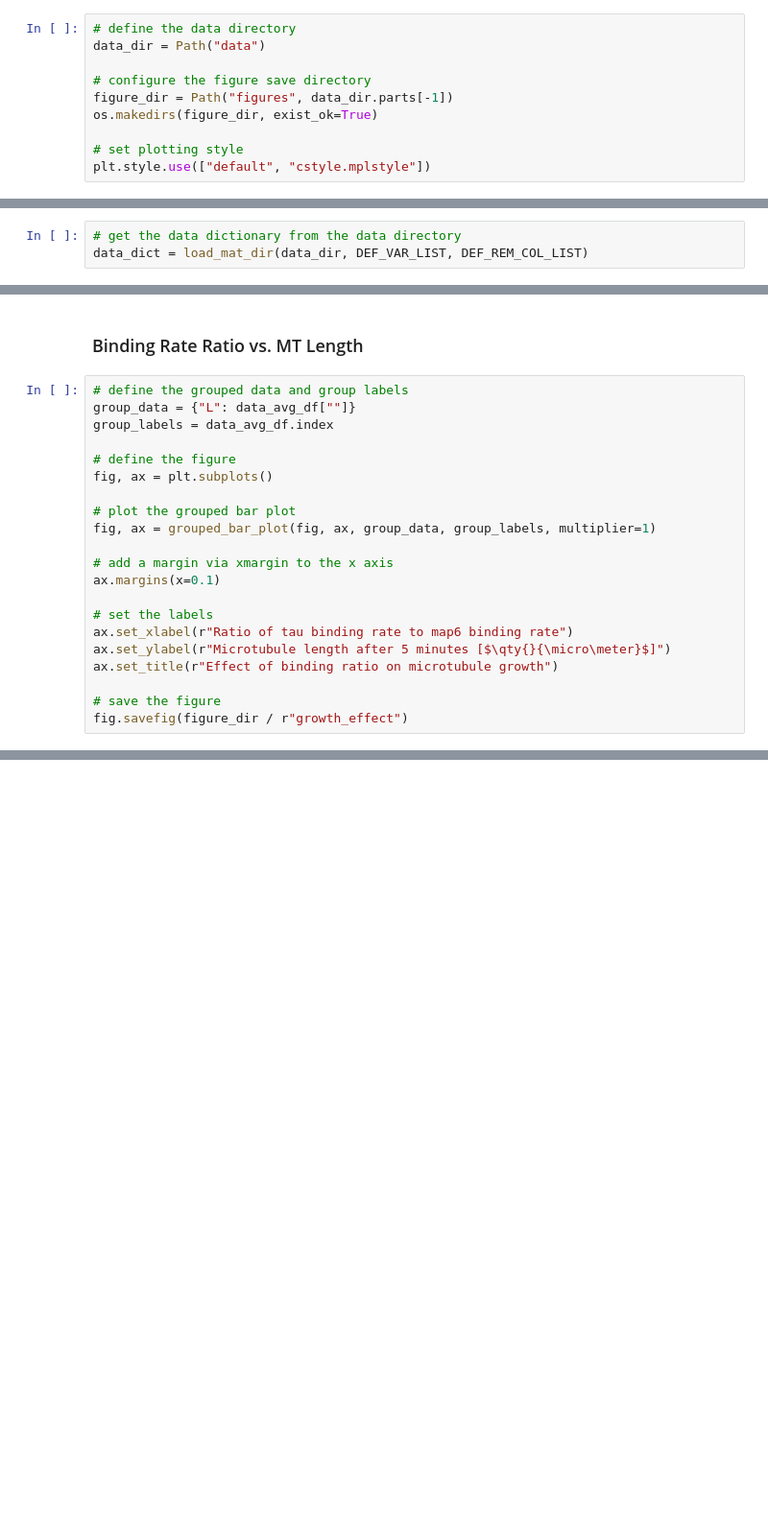
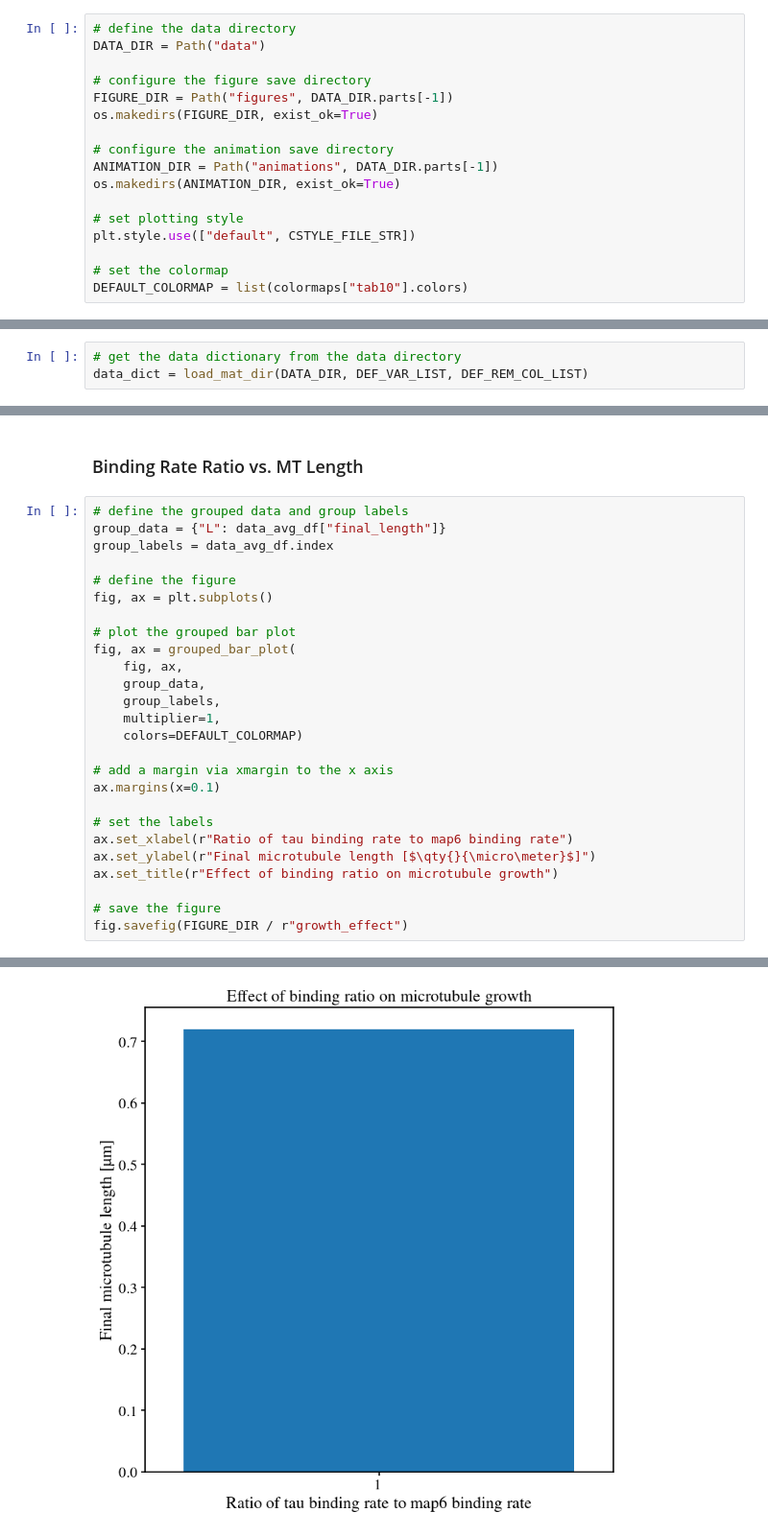
Before and after one commit to CWU-Computational-Biophysics/tau_mts, a Jupyter notebook: figures.ipynb, the cells around one changed output, grey strips where cells are left out. Shown at 96% size. Drawn from its saved outputs; the diff is of its cells as text; blank space fills up the shorter version.

```diff
--- a/figures.ipynb
+++ b/figures.ipynb
@@ -32,18 +33,25 @@ from processing import load_mat_dir
 # %%
 # define the data directory
-data_dir = Path("data")
+DATA_DIR = Path("data")
 
 # configure the figure save directory
-figure_dir = Path("figures", data_dir.parts[-1])
-os.makedirs(figure_dir, exist_ok=True)
+FIGURE_DIR = Path("figures", DATA_DIR.parts[-1])
+os.makedirs(FIGURE_DIR, exist_ok=True)
+
+# configure the animation save directory
+ANIMATION_DIR = Path("animations", DATA_DIR.parts[-1])
+os.makedirs(ANIMATION_DIR, exist_ok=True)
 
 # set plotting style
-plt.style.use(["default", "cstyle.mplstyle"])
+plt.style.use(["default", CSTYLE_FILE_STR])
+
+# set the colormap
+DEFAULT_COLORMAP = list(colormaps["tab10"].colors)
 # %% [markdown]
 ### Data Import
 # %%
 # get the data dictionary from the data directory
-data_dict = load_mat_dir(data_dir, DEF_VAR_LIST, DEF_REM_COL_LIST)
+data_dict = load_mat_dir(DATA_DIR, DEF_VAR_LIST, DEF_REM_COL_LIST)
 # %% [markdown]
 ### Add Calculations
 # %%
@@ -68,23 +83,28 @@ data_avg_df = data_dict["df"].groupby("tm_ratio").mean()
 ### Binding Rate Ratio vs. MT Length
 # %%
 # define the grouped data and group labels
-group_data = {"L": data_avg_df[""]}
+group_data = {"L": data_avg_df["final_length"]}
 group_labels = data_avg_df.index
 
 # define the figure
 fig, ax = plt.subplots()
 
 # plot the grouped bar plot
-fig, ax = grouped_bar_plot(fig, ax, group_data, group_labels, multiplier=1)
+fig, ax = grouped_bar_plot(
+    fig, ax,
+    group_data,
+    group_labels,
+    multiplier=1,
+    colors=DEFAULT_COLORMAP)
 
 # add a margin via xmargin to the x axis
 ax.margins(x=0.1)
 
 # set the labels
 ax.set_xlabel(r"Ratio of tau binding rate to map6 binding rate")
-ax.set_ylabel(r"Microtubule length after 5 minutes [$\qty{}{\micro\meter}$]")
+ax.set_ylabel(r"Final microtubule length [$\qty{}{\micro\meter}$]")
 ax.set_title(r"Effect of binding ratio on microtubule growth")
 
 # save the figure
-fig.savefig(figure_dir / r"growth_effect")
+fig.savefig(FIGURE_DIR / r"growth_effect")
 # %% [output]
@@ -91,0 +111 @@ KeyError: 'L'
+[figure, added]
```
Also changed, not shown: parts of 20 cells of this notebook, 38 other files.
